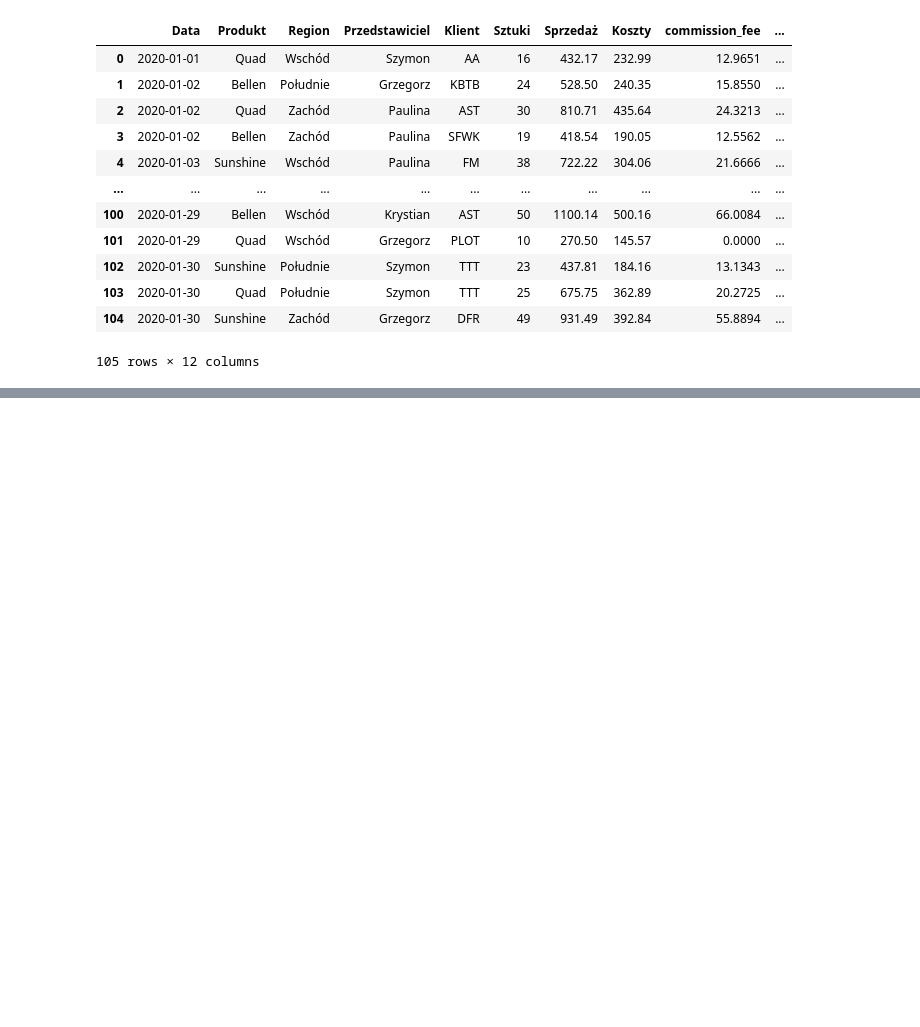
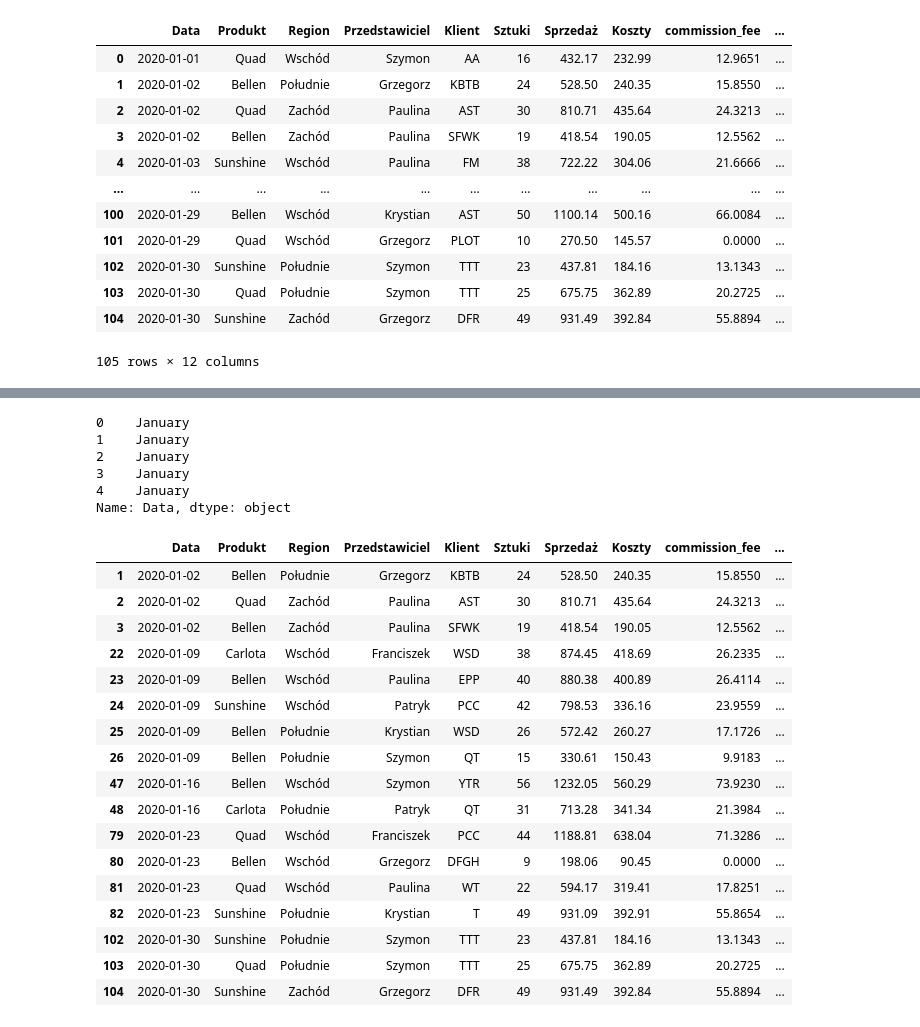
Before and after one commit to agnieszka2201pn/data_analysis, a Jupyter notebook: pandas-cd.ipynb, the cells around one changed output, grey strips where cells are left out. Drawn from its saved outputs; the diff is of its cells as text; code cells hidden in the pictures; blank space fills up the shorter version.

```diff
--- a/pandas-cd.ipynb
+++ b/pandas-cd.ipynb
@@ -148,0 +165,31 @@ df
+# %%
+df['Data'] = pd.to_datetime(df['Data'])
+df['Data'].dt.month_name().head()
+# %% [output]
+0    January
+1    January
+2    January
+3    January
+4    January
+Name: Data, dtype: object
+# %%
+df[df['Data'].dt.day_name() == 'Thursday']
+# %% [output]
+|  | Data | Produkt | Region | Przedstawiciel | Klient | Sztuki | Sprzedaż | Koszty | commission_fee | ... |
+| 1 | 2020-01-02 | Bellen | Południe | Grzegorz | KBTB | 24 | 528.50 | 240.35 | 15.8550 | ... |
+| 2 | 2020-01-02 | Quad | Zachód | Paulina | AST | 30 | 810.71 | 435.64 | 24.3213 | ... |
+| 3 | 2020-01-02 | Bellen | Zachód | Paulina | SFWK | 19 | 418.54 | 190.05 | 12.5562 | ... |
+| 22 | 2020-01-09 | Carlota | Wschód | Franciszek | WSD | 38 | 874.45 | 418.69 | 26.2335 | ... |
+| 23 | 2020-01-09 | Bellen | Wschód | Paulina | EPP | 40 | 880.38 | 400.89 | 26.4114 | ... |
+| 24 | 2020-01-09 | Sunshine | Wschód | Patryk | PCC | 42 | 798.53 | 336.16 | 23.9559 | ... |
+| 25 | 2020-01-09 | Bellen | Południe | Krystian | WSD | 26 | 572.42 | 260.27 | 17.1726 | ... |
+| 26 | 2020-01-09 | Bellen | Południe | Szymon | QT | 15 | 330.61 | 150.43 | 9.9183 | ... |
+| 47 | 2020-01-16 | Bellen | Wschód | Szymon | YTR | 56 | 1232.05 | 560.29 | 73.9230 | ... |
+| 48 | 2020-01-16 | Carlota | Południe | Patryk | QT | 31 | 713.28 | 341.34 | 21.3984 | ... |
+| 79 | 2020-01-23 | Quad | Wschód | Franciszek | PCC | 44 | 1188.81 | 638.04 | 71.3286 | ... |
+| 80 | 2020-01-23 | Bellen | Wschód | Grzegorz | DFGH | 9 | 198.06 | 90.45 | 0.0000 | ... |
+| 81 | 2020-01-23 | Quad | Wschód | Paulina | WT | 22 | 594.17 | 319.41 | 17.8251 | ... |
+| 82 | 2020-01-23 | Sunshine | Południe | Krystian | T | 49 | 931.09 | 392.91 | 55.8654 | ... |
+| 102 | 2020-01-30 | Sunshine | Południe | Szymon | TTT | 23 | 437.81 | 184.16 | 13.1343 | ... |
+| 103 | 2020-01-30 | Quad | Południe | Szymon | TTT | 25 | 675.75 | 362.89 | 20.2725 | ... |
+| 104 | 2020-01-30 | Sunshine | Zachód | Grzegorz | DFR | 49 | 931.49 | 392.84 | 55.8894 | ... |
```
Also changed, not shown: parts of 1 cell of this notebook, 1 other file.
